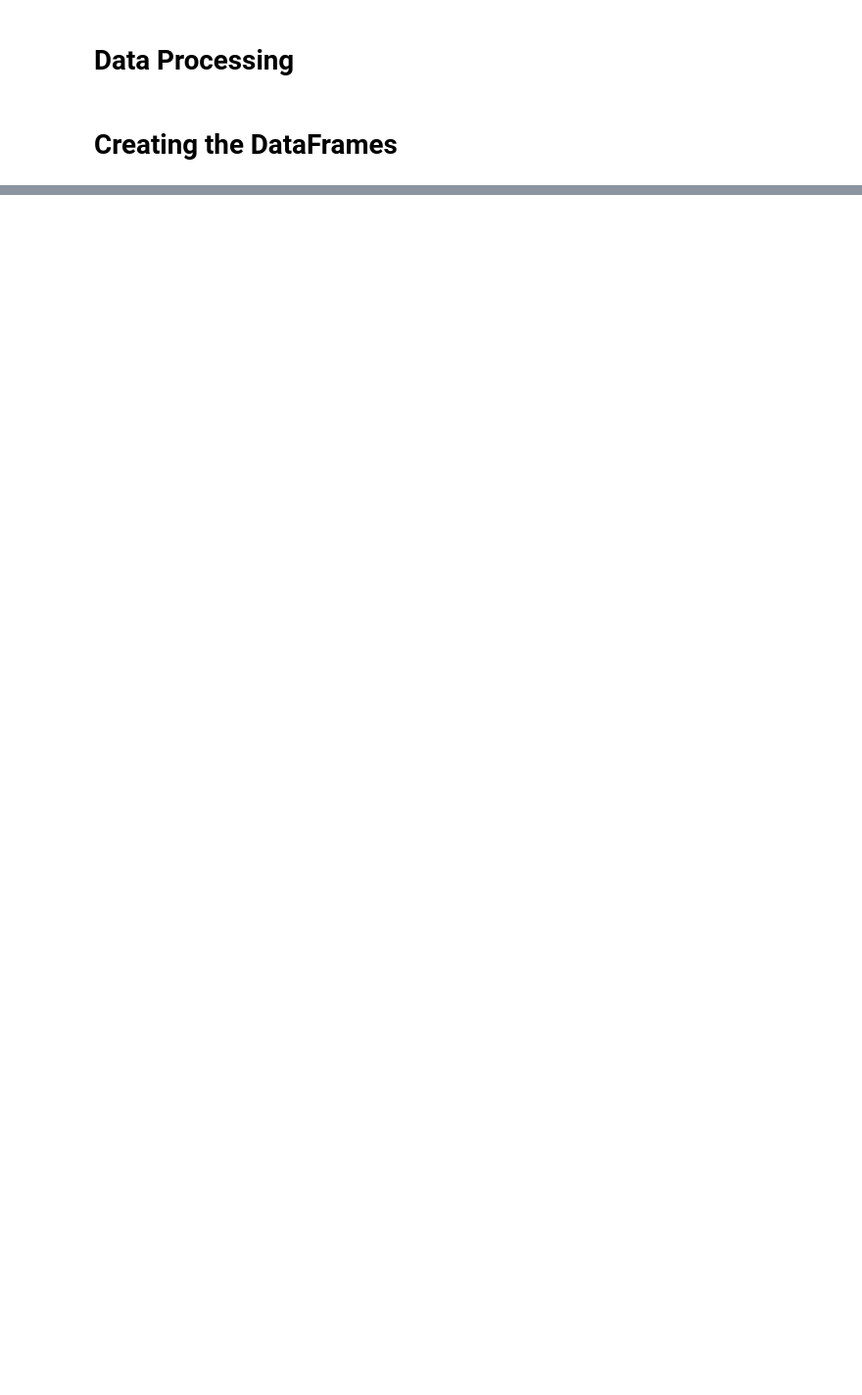
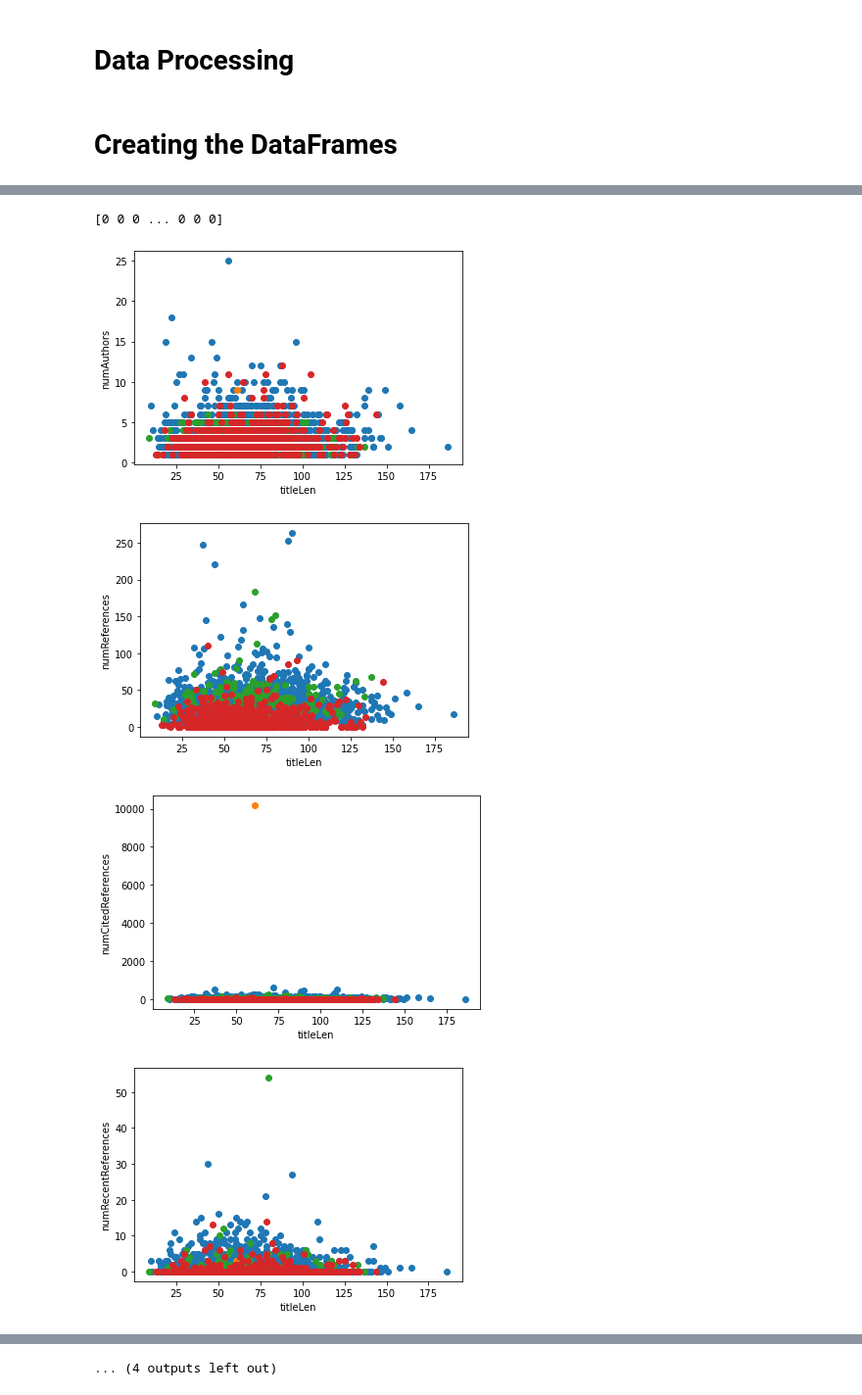
Before and after one commit to ShashiKiranMR/CS-7641-ML-Project, a Jupyter notebook: main_script.ipynb, the cells around one changed output, grey strips where cells are left out. Shown at 98% size. Drawn from its saved outputs; the diff is of its cells as text; code cells hidden in the pictures; blank space fills up the shorter version.

```diff
--- a/main_script.ipynb
+++ b/main_script.ipynb
@@ -30,7 +32,7 @@ def get_all_json(path):
   for subdir, dirs, files in os.walk(path):
     for f in files:
       path_name = os.path.join(subdir, f)
-      id = path_name.split('/')[-1].split('.')[0]
+      id = '.'.join([part for part in path_name.split('/')[-1].split('.') if part.isnumeric()])
       if path_name.endswith('.pdf.json'):
         if 'dev' in path_name:
           dev_parsed[id] = json.load(open(path_name, 'r'))
@@ -108,0 +126,22 @@ acl_review_train_df
+# %%
+features = ['titleLen',	'numAuthors',	'numReferences',	'numCitedReferences',	'numRecentReferences',	'avgCitedRefLength']
+print(saved.labels_)
+# print(np.argwhere(np.array(saved.labels_) == 1))
+for (index1, feature1), (index2, feature2) in itertools.combinations(enumerate(features), 2):
+  for i in range(5):
+    data_points = np.squeeze(np.argwhere(np.array(saved.labels_) == i))
+    matching_coords = []
+    if len(numpy_arr[data_points, :].shape) == 2:
+      matching_coords = numpy_arr[data_points, :][:, [index1, index2]]
+    else:
+      matching_coords = np.array([[numpy_arr[data_points, :][index1], numpy_arr[data_points, :][index2]]])
+    plt.scatter(matching_coords[:, 0], matching_coords[:, 1])
+  plt.xlabel(feature1)
+  plt.ylabel(feature2)
+  plt.show()
+# %% [output]
+[0 0 0 ... 0 0 0]
+[figure, added]
+[figure, added]
+[figure, added]
+[figure, added]
@@ -108,0 +155 @@ acl_review_train_df
+... (4 outputs left out)
```
Also changed, not shown: parts of 8 cells of this notebook.
